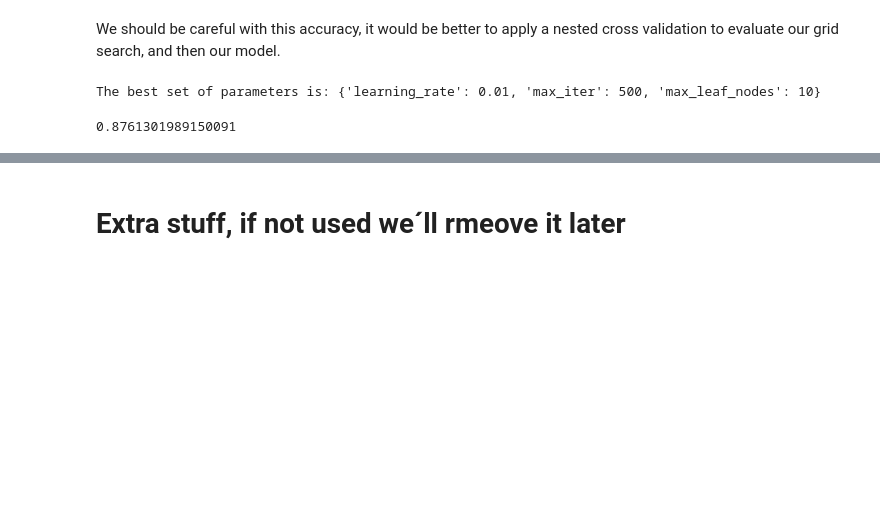
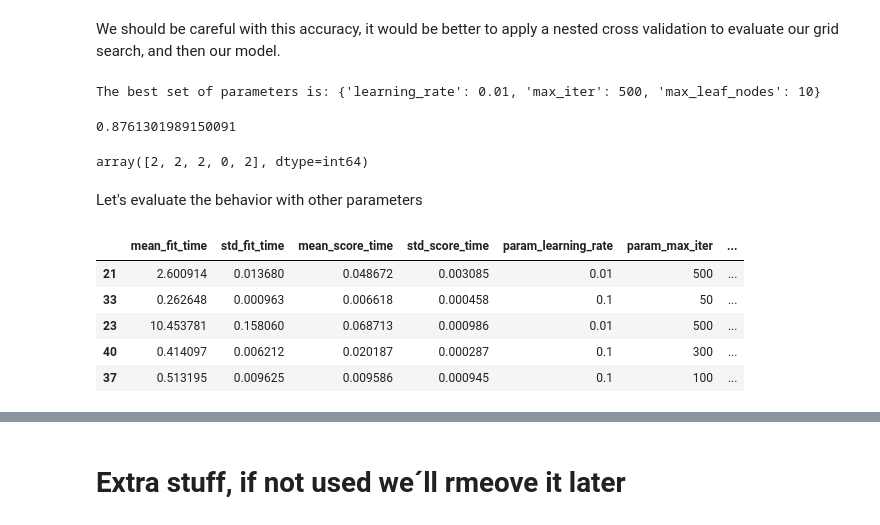
Before and after one commit to raguilarsoriano/eMergeEducation, a Jupyter notebook: Notebook 07_27_2023 2_11 am CT by Alicia .ipynb, the cells around one changed output, grey strips where cells are left out. Saved outputs shown, nothing was run; the diff lists cells and outputs as text; code cells hidden in the pictures; blank space fills up the shorter version.

```diff
--- a/Notebook 07_27_2023 2_11 am CT by Alicia .ipynb
+++ b/Notebook 07_27_2023 2_11 am CT by Alicia .ipynb
@@ -639,3 +638,22 @@ hgb_tuned_preds = hgb_clf_tuned.predict(X_test)
 accuracy_score(y_test, hgb_tuned_preds)
 # %% [output]
 0.8761301989150091
+# %%
+model_grid_search.predict(X_test[0:5])
+# %% [output]
+array([2, 2, 2, 0, 2], dtype=int64)
+# %% [markdown]
+Let's evaluate the behavior with other parameters
+# %%
+
+cv_results = pd.DataFrame(model_grid_search.cv_results_).sort_values(
+    "mean_test_score", ascending=False
+)
+cv_results.head()
+# %% [output]
+|  | mean_fit_time | std_fit_time | mean_score_time | std_score_time | param_learning_rate | param_max_iter | ... |
+| 21 | 2.600914 | 0.013680 | 0.048672 | 0.003085 | 0.01 | 500 | ... |
+| 33 | 0.262648 | 0.000963 | 0.006618 | 0.000458 | 0.1 | 50 | ... |
+| 23 | 10.453781 | 0.158060 | 0.068713 | 0.000986 | 0.01 | 500 | ... |
+| 40 | 0.414097 | 0.006212 | 0.020187 | 0.000287 | 0.1 | 300 | ... |
+| 37 | 0.513195 | 0.009625 | 0.009586 | 0.000945 | 0.1 | 100 | ... |
```
Also changed, not shown: parts of 6 cells of this notebook.
